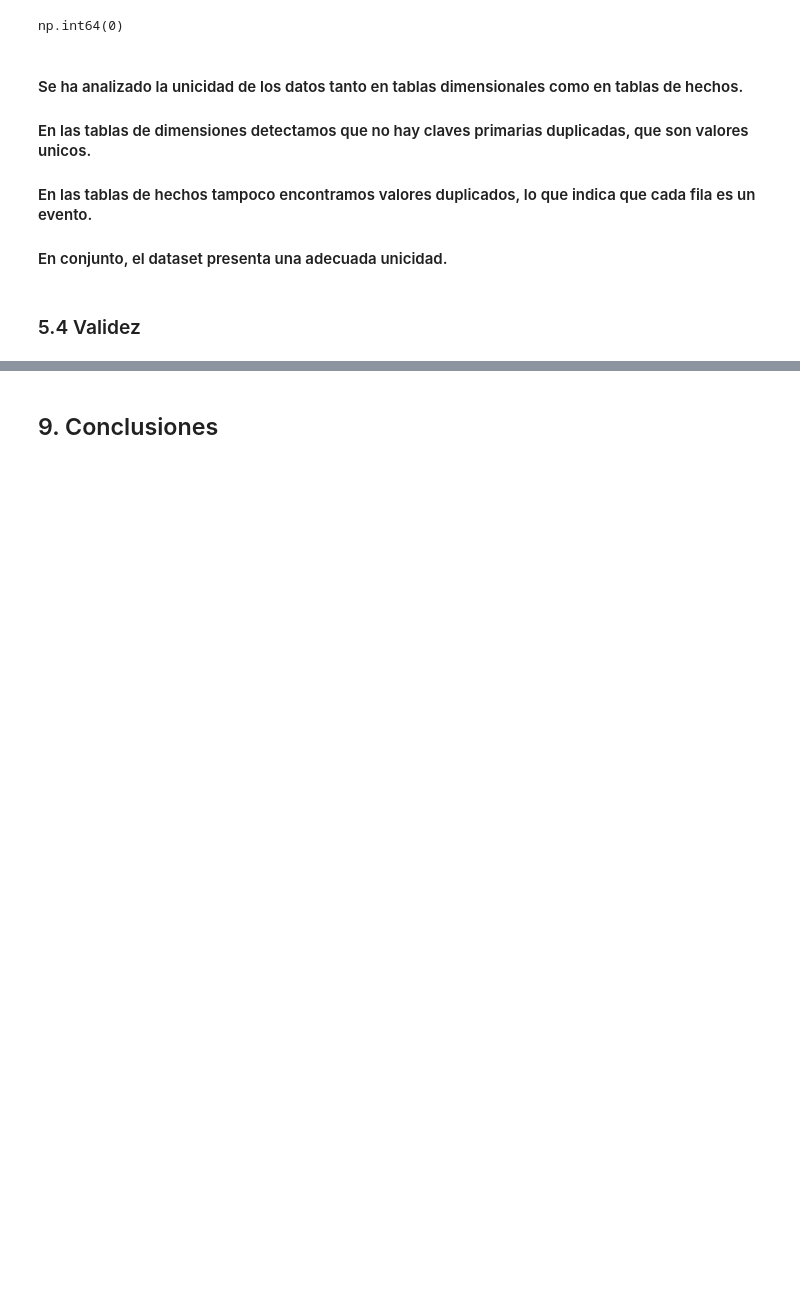
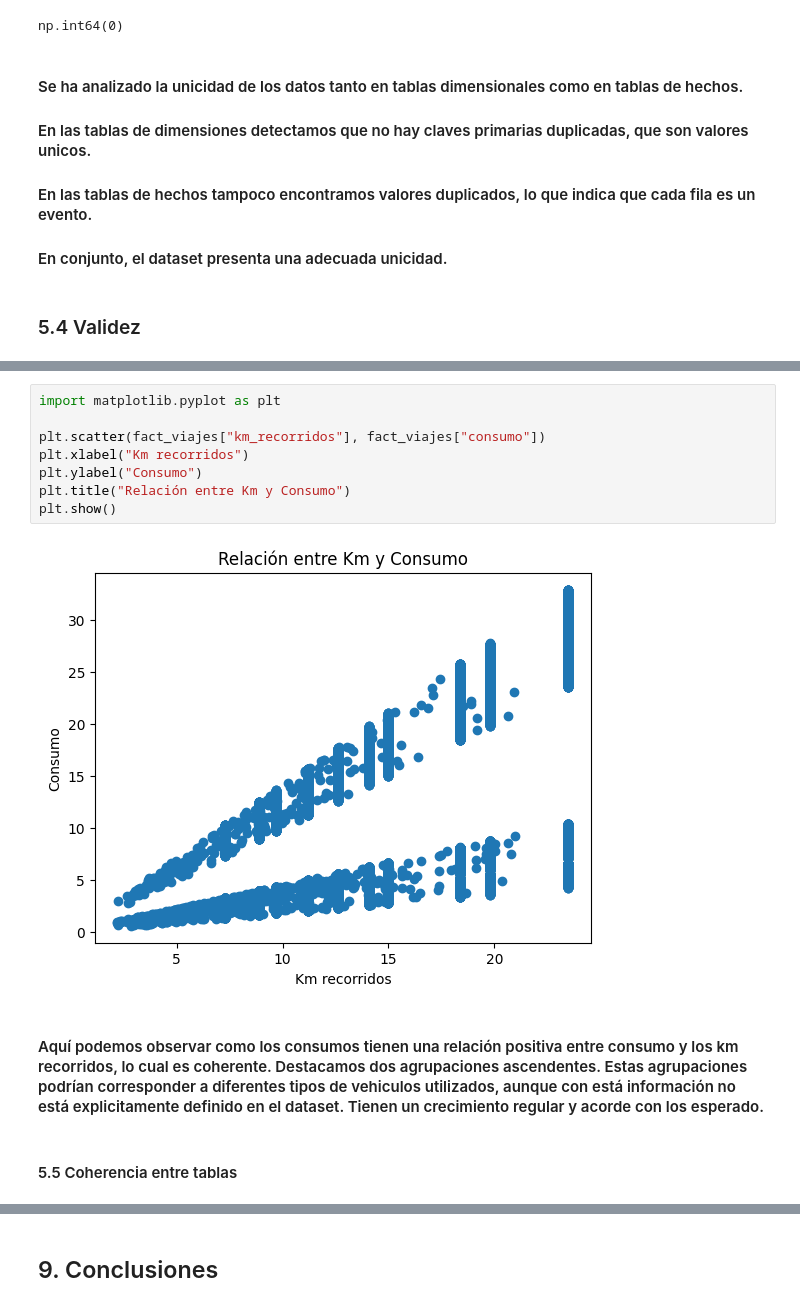
Before and after one commit to Gonzalo-6/Arranz_Alonso_Gonzalo_ProyectoFinal, a Jupyter notebook: 01_eda.ipynb, the cells around one changed output, grey strips where cells are left out. Drawn from its saved outputs; the diff is of its cells as text; blank space fills up the shorter version.

Commit message:
outliers, coherencia entre tablas y conclusiones

```diff
--- a/01_eda.ipynb
+++ b/01_eda.ipynb
@@ -279,0 +315,14 @@ np.int64(0)
+# %%
+import matplotlib.pyplot as plt
+
+plt.scatter(fact_viajes["km_recorridos"], fact_viajes["consumo"])
+plt.xlabel("Km recorridos")
+plt.ylabel("Consumo")
+plt.title("Relación entre Km y Consumo")
+plt.show()
+# %% [output]
+[figure, added]
+# %% [markdown]
+#### Aquí podemos observar como los consumos tienen una relación positiva entre consumo y los km recorridos, lo cual es coherente. Destacamos dos agrupaciones ascendentes. Estas agrupaciones podrían corresponder a diferentes tipos de vehiculos utilizados, aunque con está información no está explicitamente definido en el dataset. Tienen un crecimiento regular y acorde con los esperado.
+# %% [markdown]
+#### 5.5 Coherencia entre tablas
```
Also changed, not shown: parts of 22 cells of this notebook, 1 other file.
